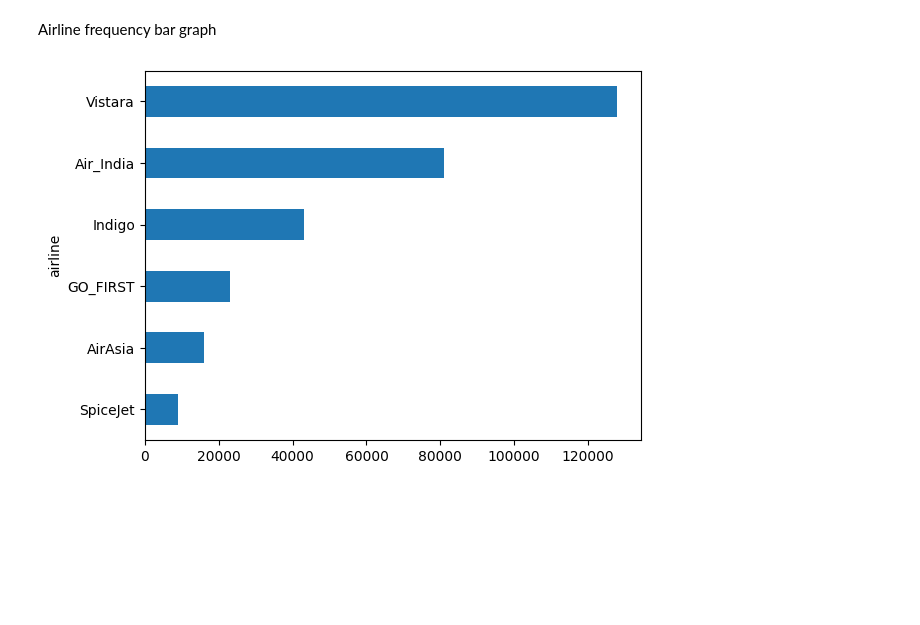
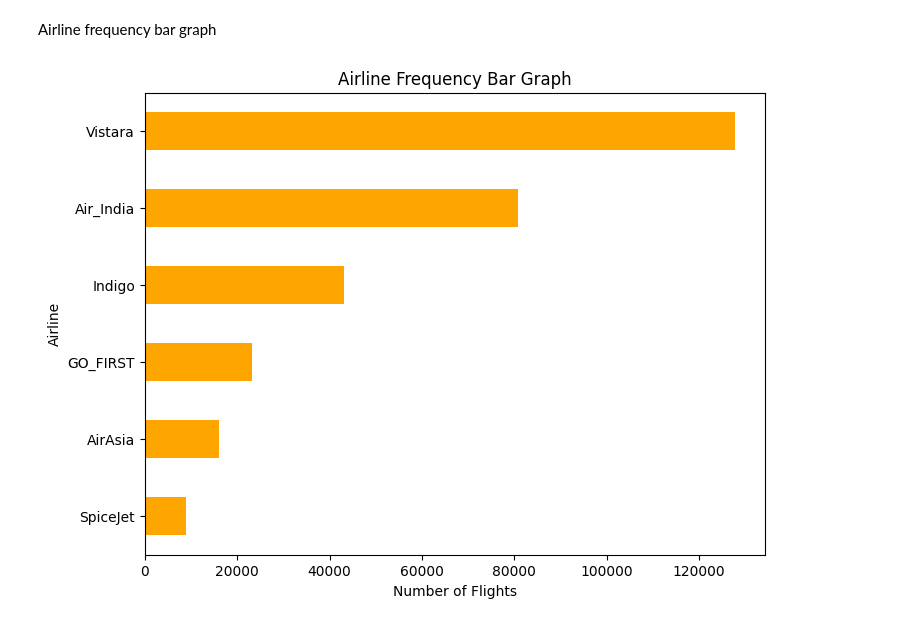
Before and after one commit to ImranQureshi25/Flight_Data_Analysis_Python_Project, a Jupyter notebook: Flight_Data_Analysis_Python_Project.ipynb, the cells around one changed output. Saved outputs shown, nothing was run; the diff lists cells and outputs as text; code cells hidden in the pictures; blank space fills up the shorter version.

Commit message:
Bar graphs for categorical data

```diff
--- a/Flight_Data_Analysis_Python_Project.ipynb
+++ b/Flight_Data_Analysis_Python_Project.ipynb
@@ -172,7 +171,12 @@ Name: count, dtype: int64
 # %% [markdown]
 Airline frequency bar graph
 # %%
-df_cleaned['airline'].value_counts(ascending = True).plot.barh()
+df_cleaned['airline'].value_counts(ascending = True).plot.barh(color='orange', figsize=(8,6))
+plt.title('Airline Frequency Bar Graph')
+plt.xlabel('Number of Flights')
+plt.ylabel('Airline')
 plt.show()
+
+## Most flights by Vistara and least by SpiceJet
 # %% [output]
-[figure, old version]
+[figure, new version]
```
Also changed, not shown: parts of 5 cells of this notebook.
